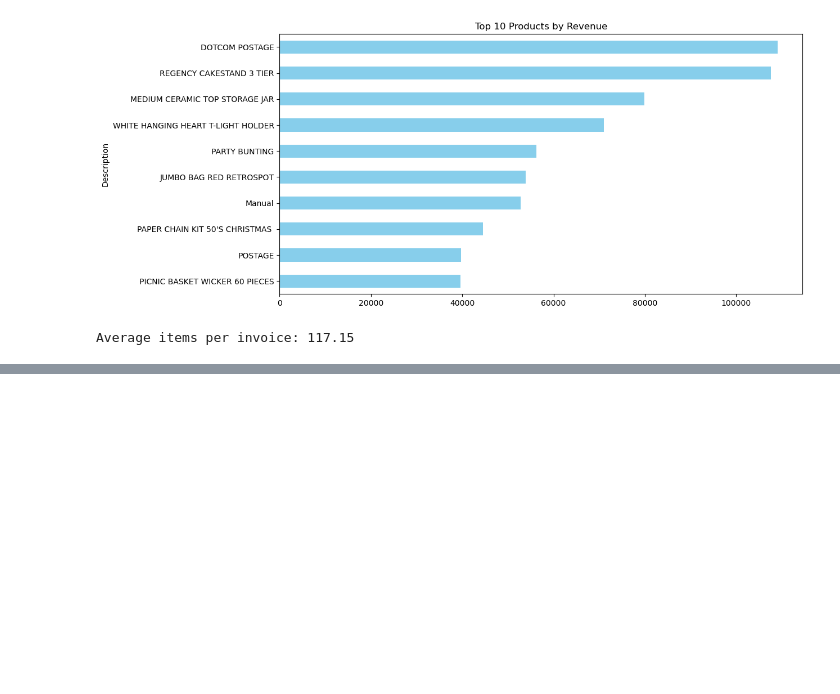
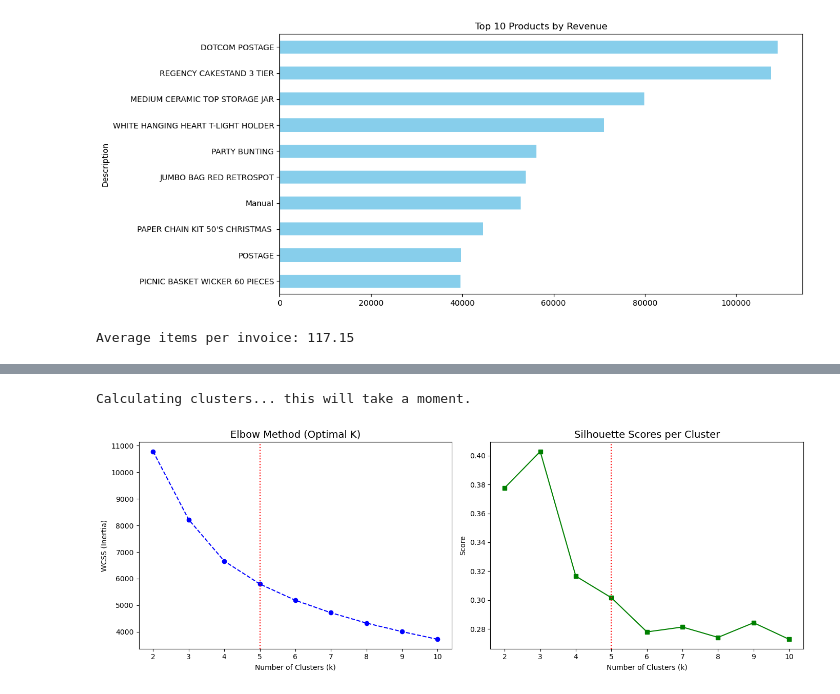
Before and after one commit to alanlupatini/iron-man, a Jupyter notebook: notebooks/ironman-eda.ipynb, the cells around one changed output, grey strips where cells are left out. Saved outputs shown, nothing was run; the diff lists cells and outputs as text; code cells hidden in the pictures; blank space fills up the shorter version.

```diff
--- a/notebooks/ironman-eda.ipynb
+++ b/notebooks/ironman-eda.ipynb
@@ -443,0 +441,78 @@ Cluster
+# %%
+import pandas as pd
+import numpy as np
+import matplotlib.pyplot as plt
+from sklearn.cluster import KMeans
+from sklearn.metrics import silhouette_score
+from sklearn.preprocessing import StandardScaler
+
+# --- 1. FIX THE DATE FORMAT & CLEAN ---
+df['InvoiceDate'] = pd.to_datetime(df['InvoiceDate'])
+
+# Removing non-product charges (Added .fillna('') to prevent errors)
+excluded_items = ['Bank Charges', 'POSTAGE', 'DOTCOM POSTAGE', 'CRUK Commission', 'Manual']
+df_clean = df[~df['Description'].fillna('').str.strip().isin(excluded_items)].copy()
+df_clean['TotalPrice'] = df_clean['Quantity'] * df_clean['UnitPrice']
+
+# --- 2. FEATURE ENGINEERING (RFM-R) ---
+snapshot_date = df_clean['InvoiceDate'].max() + pd.Timedelta(days=1)
+
+# Grouping by Customer
+ml_feature_table = df_clean.groupby('CustomerID').agg({
+    'InvoiceDate': lambda x: (snapshot_date - x.max()).days,
+    'InvoiceNo': 'nunique',
+    'TotalPrice': 'sum'
+}).rename(columns={'InvoiceDate': 'Recency', 'InvoiceNo': 'Frequency', 'TotalPrice': 'Monetary_Net'})
+
+# --- FIX: Calculating Return Rate Correctly ---
+sales_qty = df_clean[df_clean['Quantity'] > 0].groupby('CustomerID')['Quantity'].sum()
+
+# We take the absolute value FIRST, then group and sum
+returns_df = df_clean[df_clean['Quantity'] < 0].copy()
+returns_df['Quantity_Abs'] = returns_df['Quantity'].abs()
+return_qty = returns_df.groupby('CustomerID')['Quantity_Abs'].sum()
+
+ml_feature_table['Return_Rate'] = (return_qty / sales_qty).fillna(0) * 100
+
+# --- 3. LOG TRANSFORMATION & SCALING ---
+# We use .abs() on Monetary_Net to handle net negative customers before the log
+rfm_log = np.log1p(ml_feature_table[['Recency', 'Frequency', 'Monetary_Net', 'Return_Rate']].abs())
+scaler = StandardScaler()
+X_scaled = scaler.fit_transform(rfm_log)
+
+# --- 4. HYPERPARAMETER TUNING ---
+wcss = []
+silhouette_avg = []
+k_range = range(2, 11)
+
+print("Calculating clusters... this will take a moment.")
+for k in k_range:
+    kmeans = KMeans(n_clusters=k, init='k-means++', n_init=10, random_state=42)
+    kmeans.fit(X_scaled)
+    wcss.append(kmeans.inertia_)
+    silhouette_avg.append(silhouette_score(X_scaled, kmeans.labels_))
+
+# --- 5. PLOTTING FOR YOUR SLIDE ---
+plt.figure(figsize=(14, 5))
+
+# Elbow Plot
+plt.subplot(1, 2, 1)
+plt.plot(k_range, wcss, marker='o', linestyle='--', color='b')
+plt.title('Elbow Method (Optimal K)', fontsize=14)
+plt.xlabel('Number of Clusters (k)')
+plt.ylabel('WCSS (Inertia)')
+plt.axvline(x=5, color='r', linestyle=':')
+
+# Silhouette Plot
+plt.subplot(1, 2, 2)
+plt.plot(k_range, silhouette_avg, marker='s', linestyle='-', color='green')
+plt.title('Silhouette Scores per Cluster', fontsize=14)
+plt.xlabel('Number of Clusters (k)')
+plt.ylabel('Score')
+plt.axvline(x=5, color='r', linestyle=':')
+
+plt.tight_layout()
+plt.show()
+# %% [output]
+Calculating clusters... this will take a moment.
+[figure, added]
```
Also changed, not shown: parts of 8 cells of this notebook, 4 other files.
